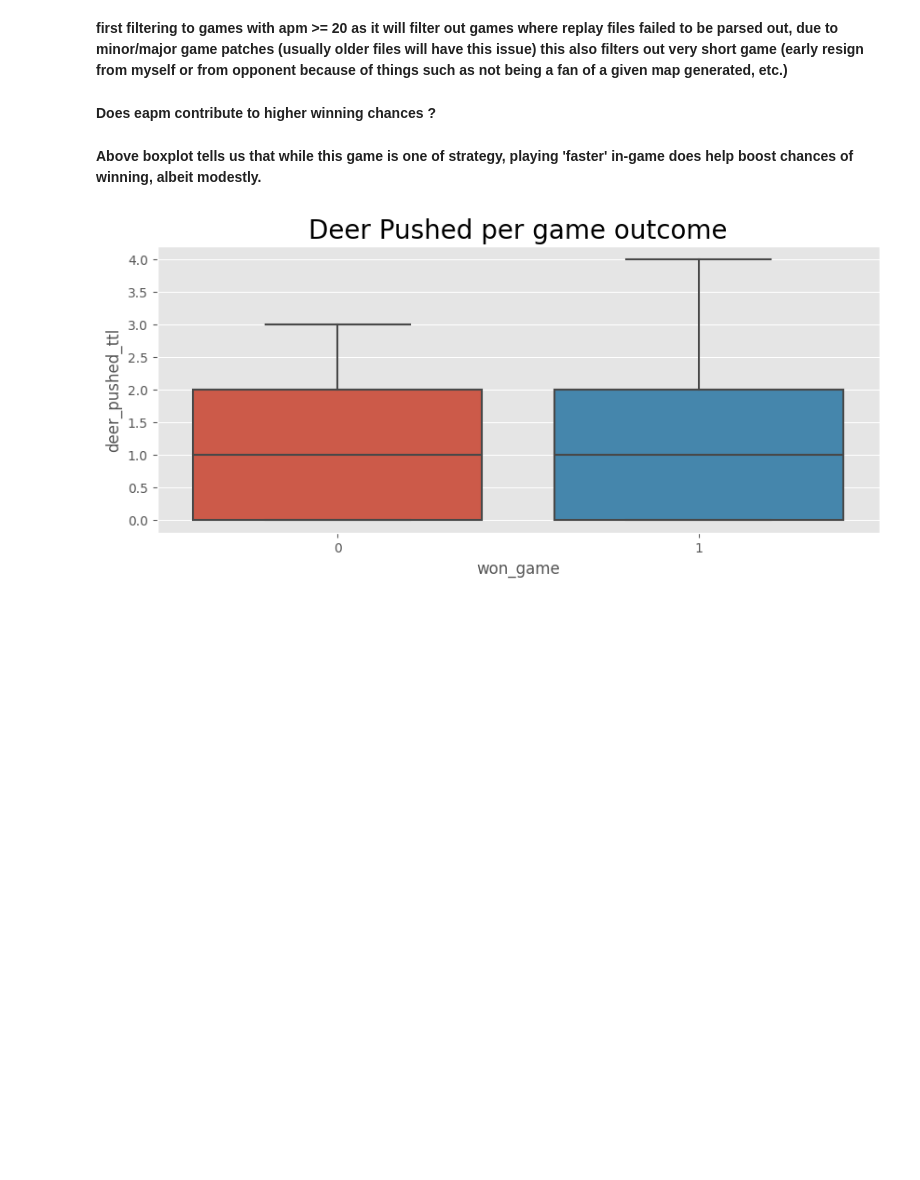
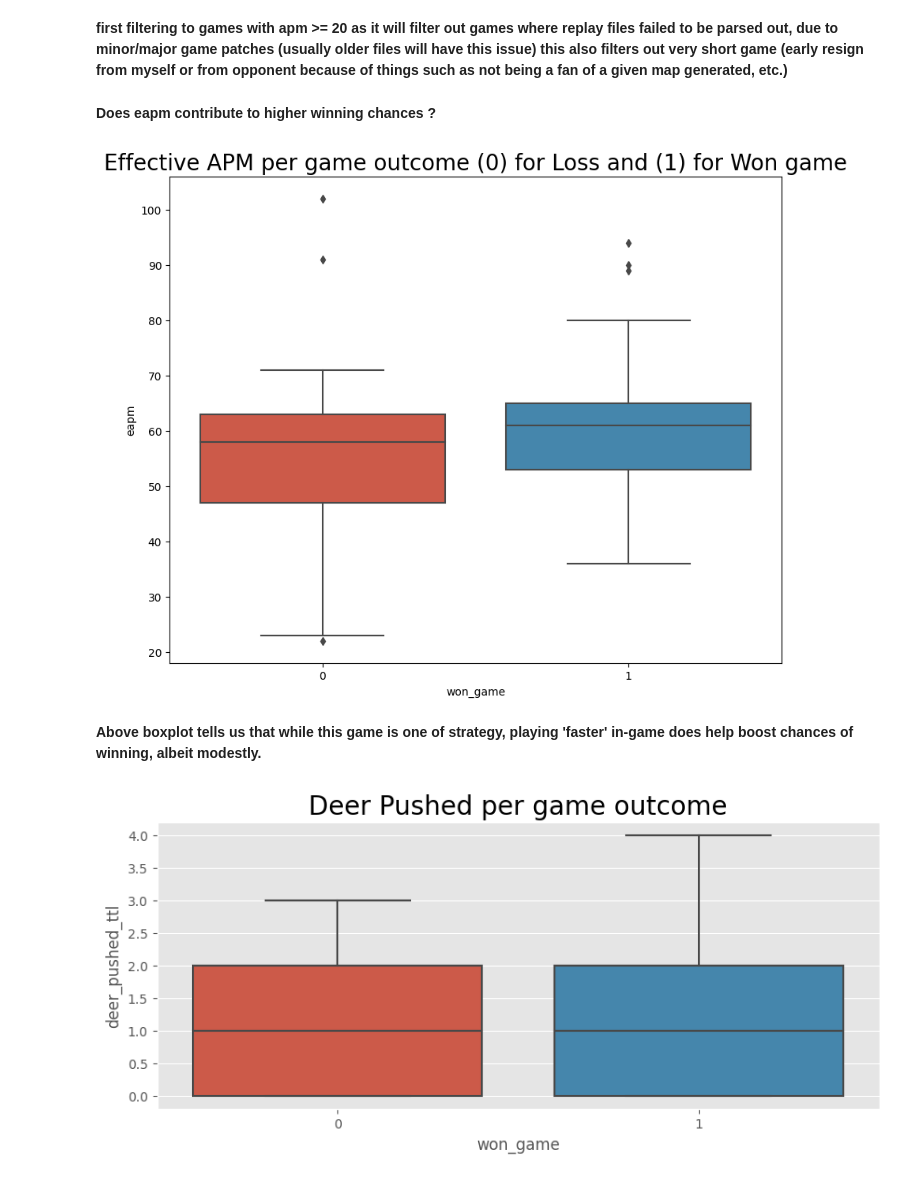
Before and after one commit to kkardousk/aoe, a Jupyter notebook: aoe2_games_replay_analysis.ipynb, the cells around one changed output. Saved outputs shown, nothing was run; the diff lists cells and outputs as text; code cells hidden in the pictures; blank space fills up the shorter version.

```diff
--- a/aoe2_games_replay_analysis.ipynb
+++ b/aoe2_games_replay_analysis.ipynb
@@ -147,11 +147,13 @@ overall_stats_df_filtered = overall_stats_df[overall_stats_df['eapm'] >= 20]
 # %% [markdown]
 __Does eapm contribute to higher winning chances ?__
 # %%
-fig, ax = plt.subplots(dpi = 100, figsize = (10, 4))
+fig, ax = plt.subplots(dpi = 100, figsize = (10, 8))
 plt.style.use('ggplot')
 with seaborn.plotting_context(rc={"font.size":20,"axes.titlesize":20,"axes.labelsize":20}):
     seaborn.boxplot(x = 'won_game', y = 'eapm', data = overall_stats_df_filtered)\
         .set_title('Effective APM per game outcome (0) for Loss and (1) for Won game')
+# %% [output]
+[figure, added]
 # %% [markdown]
 __Above boxplot tells us that while this game is one of strategy, playing 'faster' in-game does help boost chances of winning, albeit modestly.__
 # %%
```
